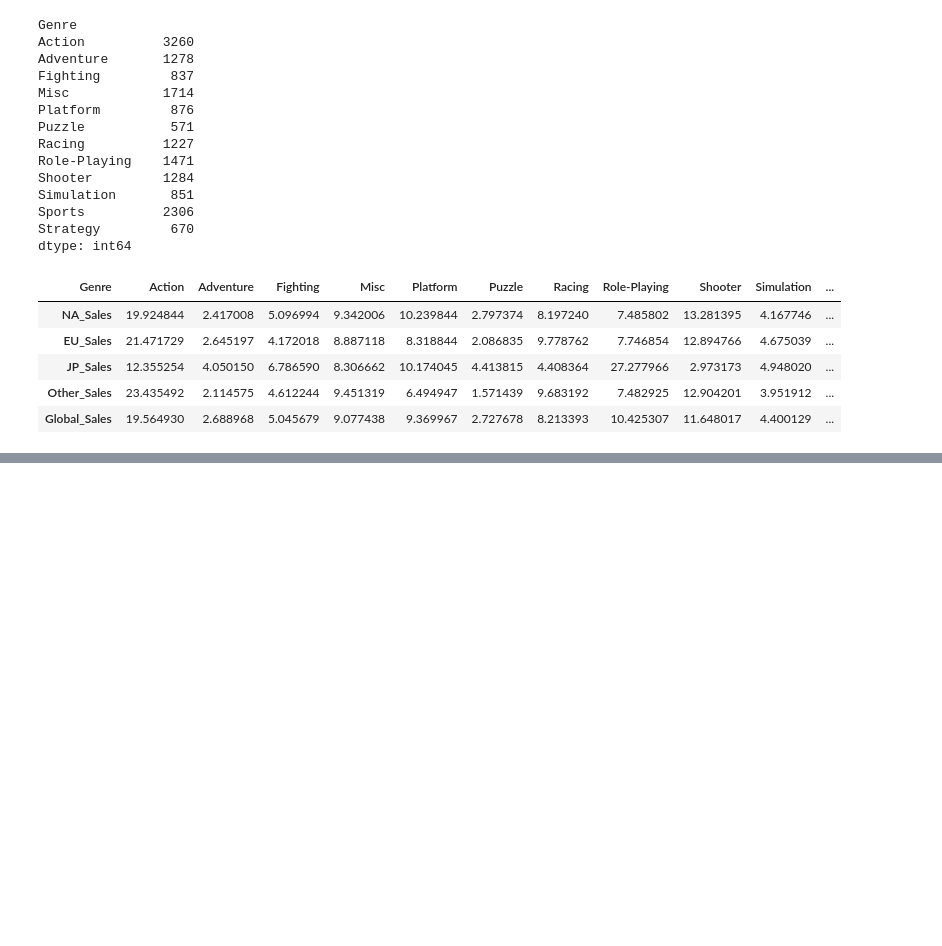
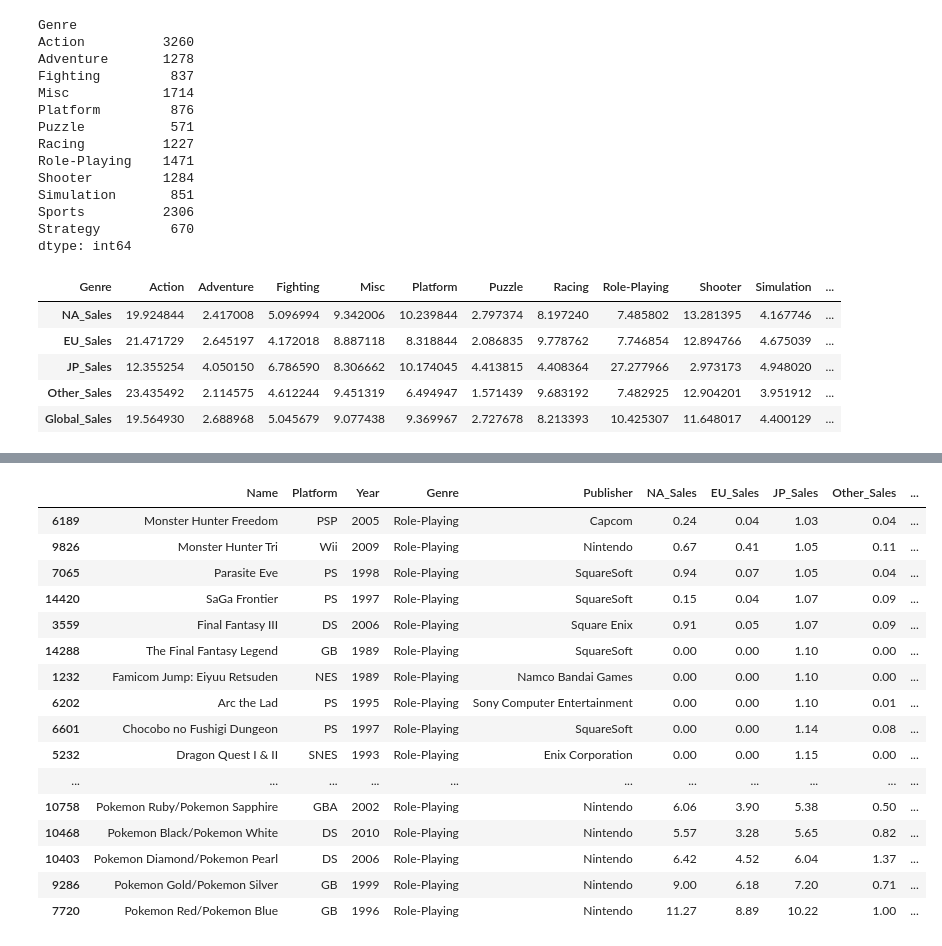
Before and after one commit to nan-park/section1_project, a Jupyter notebook: AI_section1_project.ipynb, the cells around one changed output, grey strips where cells are left out. Saved outputs shown, nothing was run; the diff lists cells and outputs as text; code cells hidden in the pictures; blank space fills up the shorter version.

```diff
--- a/AI_section1_project.ipynb
+++ b/AI_section1_project.ipynb
@@ -540,3 +541,23 @@ plt.show()
+# %%
+df_clean.query("Genre == 'Role-Playing' and JP_Sales > 1").sort_values('JP_Sales')
+# %% [output]
+|  | Name | Platform | Year | Genre | Publisher | NA_Sales | EU_Sales | JP_Sales | Other_Sales | ... |
+| 6189 | Monster Hunter Freedom | PSP | 2005 | Role-Playing | Capcom | 0.24 | 0.04 | 1.03 | 0.04 | ... |
+| 9826 | Monster Hunter Tri | Wii | 2009 | Role-Playing | Nintendo | 0.67 | 0.41 | 1.05 | 0.11 | ... |
+| 7065 | Parasite Eve | PS | 1998 | Role-Playing | SquareSoft | 0.94 | 0.07 | 1.05 | 0.04 | ... |
+| 14420 | SaGa Frontier | PS | 1997 | Role-Playing | SquareSoft | 0.15 | 0.04 | 1.07 | 0.09 | ... |
+| 3559 | Final Fantasy III | DS | 2006 | Role-Playing | Square Enix | 0.91 | 0.05 | 1.07 | 0.09 | ... |
+| 14288 | The Final Fantasy Legend | GB | 1989 | Role-Playing | SquareSoft | 0.00 | 0.00 | 1.10 | 0.00 | ... |
+| 1232 | Famicom Jump: Eiyuu Retsuden | NES | 1989 | Role-Playing | Namco Bandai Games | 0.00 | 0.00 | 1.10 | 0.00 | ... |
+| 6202 | Arc the Lad | PS | 1995 | Role-Playing | Sony Computer Entertainment | 0.00 | 0.00 | 1.10 | 0.01 | ... |
+| 6601 | Chocobo no Fushigi Dungeon | PS | 1997 | Role-Playing | SquareSoft | 0.00 | 0.00 | 1.14 | 0.08 | ... |
+| 5232 | Dragon Quest I & II | SNES | 1993 | Role-Playing | Enix Corporation | 0.00 | 0.00 | 1.15 | 0.00 | ... |
+| ... | ... | ... | ... | ... | ... | ... | ... | ... | ... | ... |
+| 10758 | Pokemon Ruby/Pokemon Sapphire | GBA | 2002 | Role-Playing | Nintendo | 6.06 | 3.90 | 5.38 | 0.50 | ... |
+| 10468 | Pokemon Black/Pokemon White | DS | 2010 | Role-Playing | Nintendo | 5.57 | 3.28 | 5.65 | 0.82 | ... |
+| 10403 | Pokemon Diamond/Pokemon Pearl | DS | 2006 | Role-Playing | Nintendo | 6.42 | 4.52 | 6.04 | 1.37 | ... |
+| 9286 | Pokemon Gold/Pokemon Silver | GB | 1999 | Role-Playing | Nintendo | 9.00 | 6.18 | 7.20 | 0.71 | ... |
+| 7720 | Pokemon Red/Pokemon Blue | GB | 1996 | Role-Playing | Nintendo | 11.27 | 8.89 | 10.22 | 1.00 | ... |
 # %%
 # 장르마다 연도별 합계
 data_test = df_clean.groupby(['Year', 'Genre'])
```
Also changed, not shown: parts of 2 cells of this notebook.
